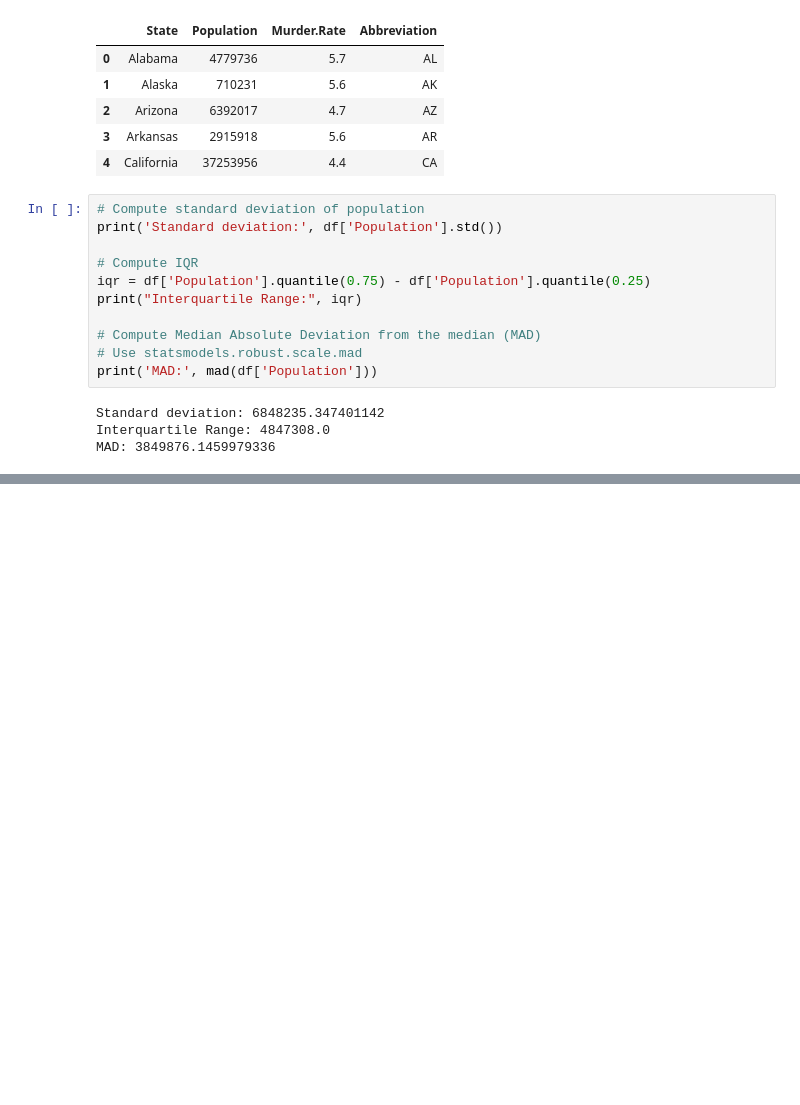
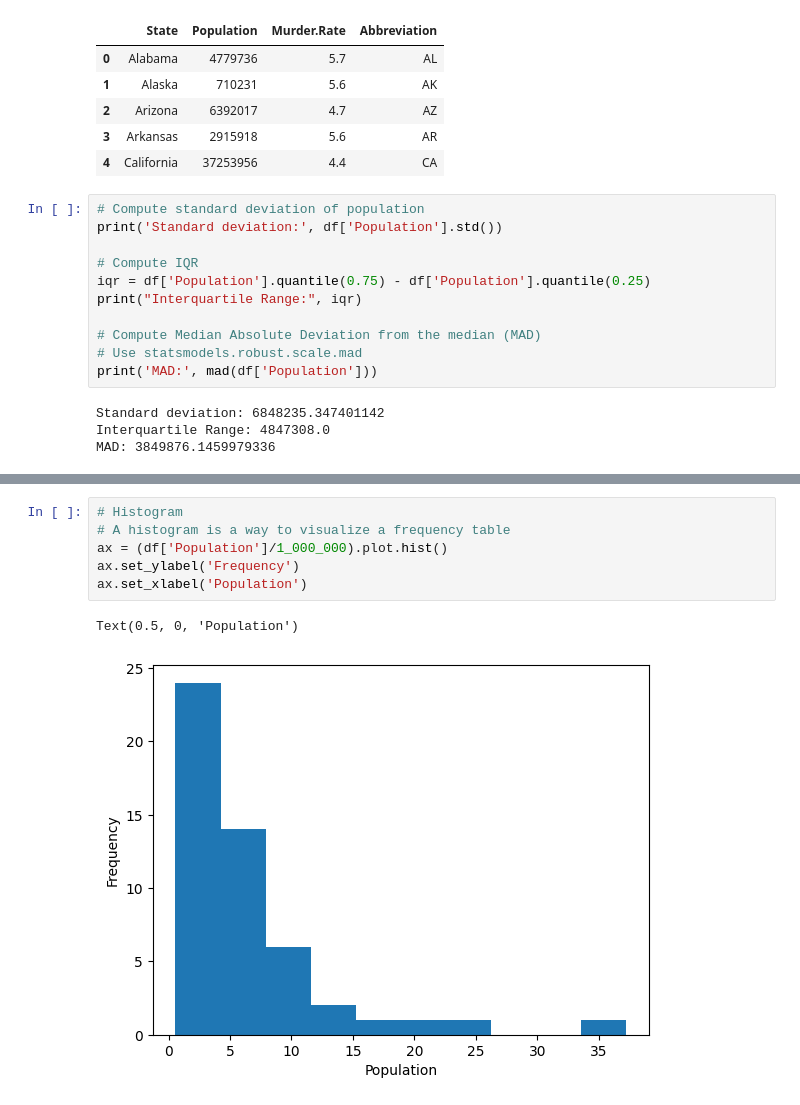
Before and after one commit to Drieger/practical-statistics-for-data-scientists, a Jupyter notebook: 1. Exploratory Data Analysis/eda.ipynb, the cells around one changed output, grey strips where cells are left out. Cells and saved outputs as stored; diff of their text form; blank space fills up the shorter version.

```diff
--- a/1. Exploratory Data Analysis/eda.ipynb
+++ b/1. Exploratory Data Analysis/eda.ipynb
@@ -227,0 +303,9 @@ MAD: 3849876.1459979336
+# %%
+# Histogram
+# A histogram is a way to visualize a frequency table
+ax = (df['Population']/1_000_000).plot.hist()
+ax.set_ylabel('Frequency')
+ax.set_xlabel('Population')
+# %% [output]
+Text(0.5, 0, 'Population')
+[figure, added]
```
Also changed, not shown: parts of 7 cells of this notebook.
